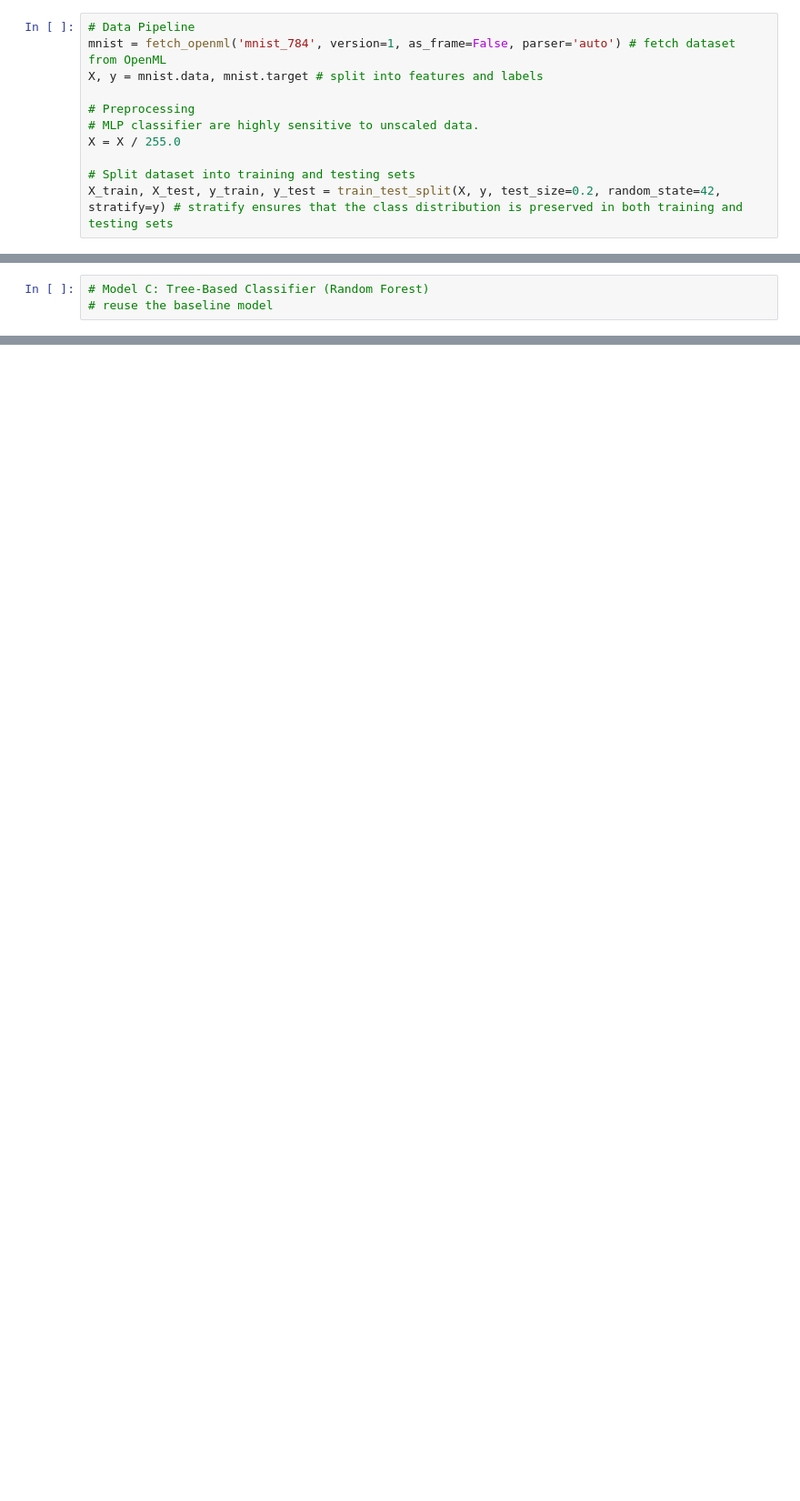
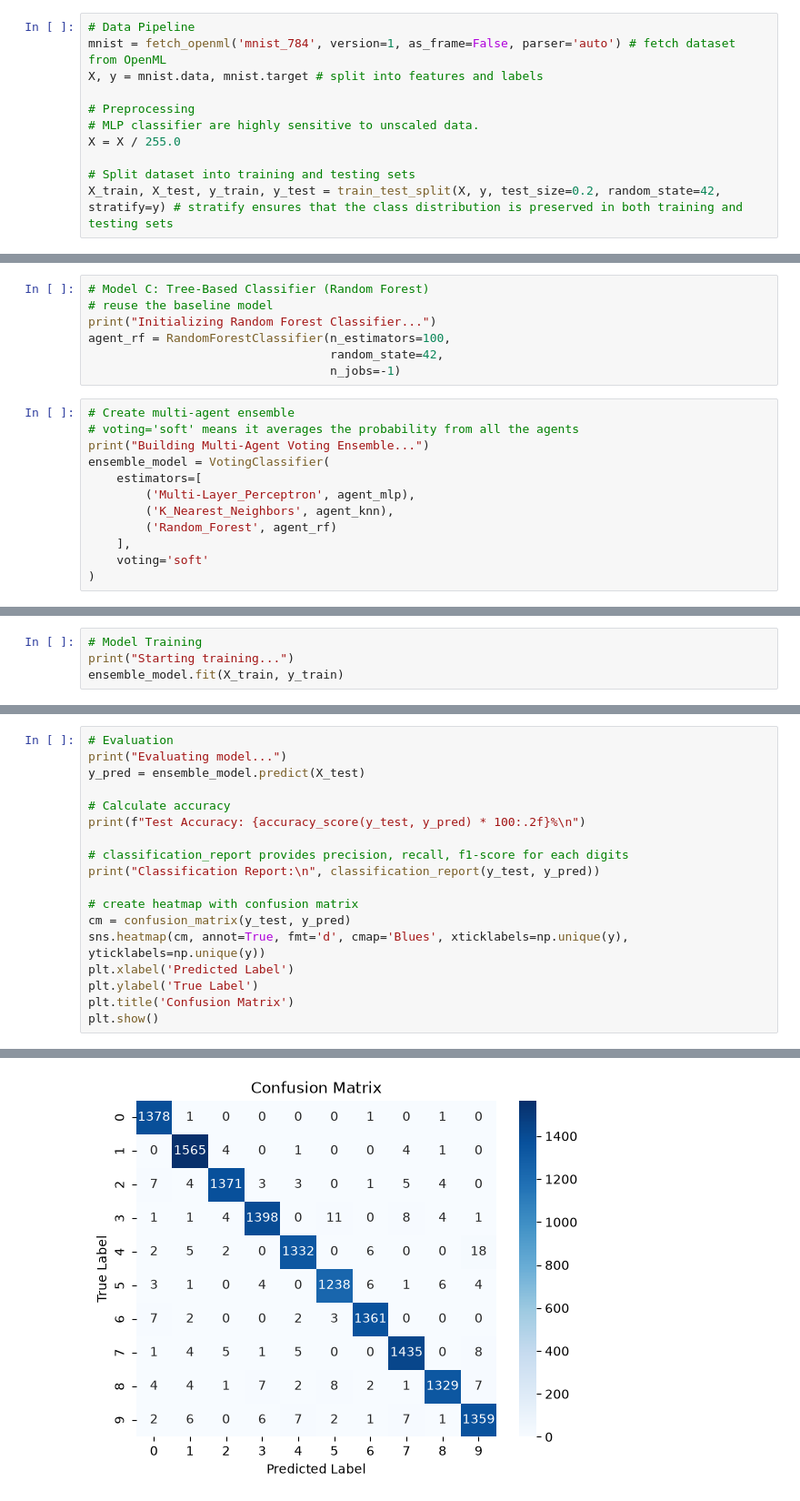
Before and after one commit to AKinoshita0915/mnist-framework-bakeoff, a Jupyter notebook: notebooks/dev_notebook.ipynb, the cells around one changed output, grey strips where cells are left out. Shown at 91% size. Drawn from its saved outputs; the diff is of its cells as text; blank space fills up the shorter version.

Commit message:
mnist classification using SciKit-Learn Multi-Agent Ensemble Model
mlp, knn, rf

```diff
--- a/notebooks/dev_notebook.ipynb
+++ b/notebooks/dev_notebook.ipynb
@@ -323,3 +329,19 @@ agent_knn = KNeighborsClassifier(n_neighbors=5,
 # %%
 # Model C: Tree-Based Classifier (Random Forest)
 # reuse the baseline model
+print("Initializing Random Forest Classifier...")
+agent_rf = RandomForestClassifier(n_estimators=100,
+                                  random_state=42,
+                                  n_jobs=-1)
+# %%
+# Create multi-agent ensemble
+# voting='soft' means it averages the probability from all the agents
+print("Building Multi-Agent Voting Ensemble...")
+ensemble_model = VotingClassifier(
+    estimators=[
+        ('Multi-Layer_Perceptron', agent_mlp),
+        ('K_Nearest_Neighbors', agent_knn),
+        ('Random_Forest', agent_rf)
+    ],
+    voting='soft'
+)
@@ -325,0 +350,4 @@ agent_knn = KNeighborsClassifier(n_neighbors=5,
+# %%
+# Model Training
+print("Starting training...")
+ensemble_model.fit(X_train, y_train)
@@ -325,0 +366,19 @@ agent_knn = KNeighborsClassifier(n_neighbors=5,
+# %%
+# Evaluation
+print("Evaluating model...")
+y_pred = ensemble_model.predict(X_test)
+
+# Calculate accuracy
+print(f"Test Accuracy: {accuracy_score(y_test, y_pred) * 100:.2f}%\n")
+
+# classification_report provides precision, recall, f1-score for each digits
+print("Classification Report:\n", classification_report(y_test, y_pred))
+
+# create heatmap with confusion matrix
+cm = confusion_matrix(y_test, y_pred)
+sns.heatmap(cm, annot=True, fmt='d', cmap='Blues', xticklabels=np.unique(y), yticklabels=np.unique(y))
+plt.xlabel('Predicted Label')
+plt.ylabel('True Label')
+plt.title('Confusion Matrix')
+plt.show()
+# %% [output]
@@ -325,0 +405 @@ agent_knn = KNeighborsClassifier(n_neighbors=5,
+[figure, added]
```
Also changed, not shown: parts of 6 cells of this notebook.
